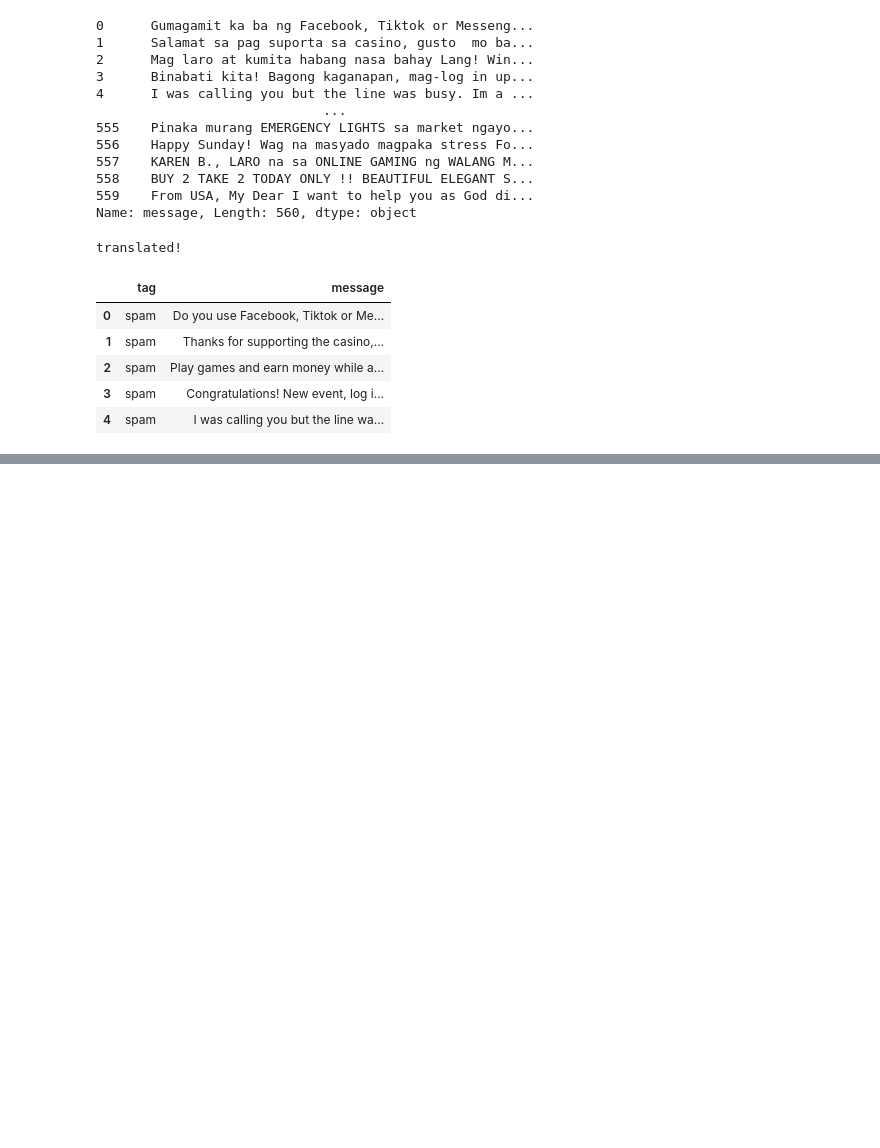
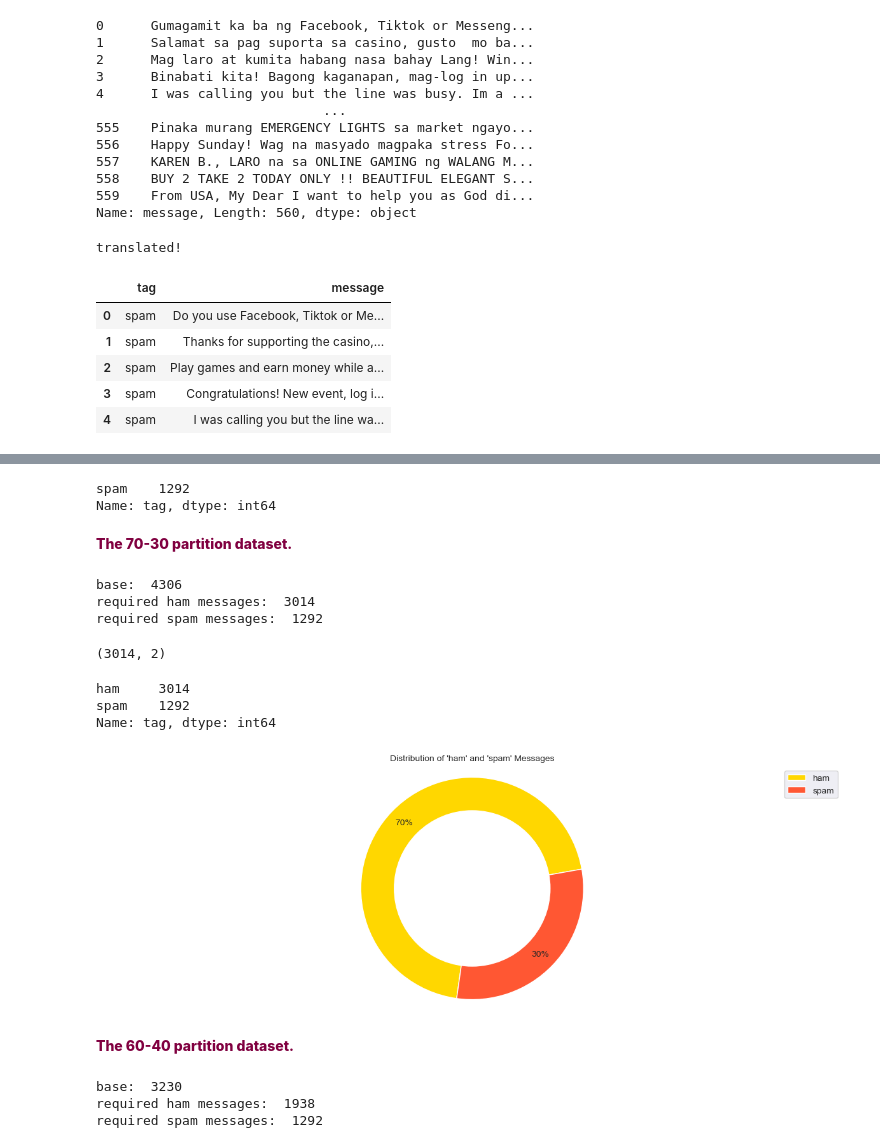
Before and after one commit to Dex-Astorga/ml-spam-detection, a Jupyter notebook: data_wrangling/data_wrangling_notebook.ipynb, the cells around one changed output, grey strips where cells are left out. Saved outputs shown, nothing was run; the diff lists cells and outputs as text; code cells hidden in the pictures; blank space fills up the shorter version.

```diff
--- a/data_wrangling/data_wrangling_notebook.ipynb
+++ b/data_wrangling/data_wrangling_notebook.ipynb
@@ -303,0 +337,63 @@ master_df.sample(10)
+# %%
+# STORE THE SPAM MESSAGES IN A SEPARATE DATAFRAME
+df_spam = master_df[master_df['tag'] == 'spam']
+df_spam['tag'].value_counts()
+# %% [output]
+spam    1292
+Name: tag, dtype: int64
+# %% [markdown]
+<p style="font-family: 'Georgia'; font-size: 14px; font-weight: 800; color: #800040;">
+The 70-30 partition dataset.
+</p>
+# %%
+percentage_spam = 0.30
+
+base = (int)(total_spam_messages / percentage_spam) # from percentage = (base)(rate)
+total_ham_messages = base - total_spam_messages
+
+print('base: ', base)
+print('required ham messages: ', total_ham_messages)
+print('required spam messages: ', total_spam_messages)
+# %% [output]
+base:  4306
+required ham messages:  3014
+required spam messages:  1292
+# %%
+# UNDERSAMPLE HAM MESSAGES
+df7030_ham = master_df[master_df['tag'] == 'ham'].sample(total_ham_messages)
+print(df7030_ham.shape)
+# %% [output]
+(3014, 2)
+# %%
+# MERGE HAM AND SPAM DATAFRAMES
+df7030 = pd.concat([df7030_ham, df_spam])
+df7030['tag'].value_counts()
+# %% [output]
+ham     3014
+spam    1292
+Name: tag, dtype: int64
+# %%
+# VISUALIZE DATASET
+counts = df7030['tag'].value_counts()
+labels = ['ham', 'spam']
+
+# Custom color palette
+colors = ['#FFD700', '#FF5733']
+
+# Create a pie chart using Seaborn with a different design
+plt.figure(figsize=(15, 5))
+sns.set_style("darkgrid")  # Set a dark grid background
+sns.color_palette("husl")  # Use the 'husl' color palette
+plt.pie(counts, autopct='%0.0f%%', startangle=10, colors=colors, pctdistance=0.85)
+
+# Draw a circle in the center
+centre_circle = plt.Circle((0, 0), 0.70, fc='white')
+fig = plt.gcf()
+fig.gca().add_artist(centre_circle)
+
+plt.title("Distribution of 'ham' and 'spam' Messages", fontsize=10)
+plt.legend(labels=labels, loc="best")
+plt.axis('equal')
+plt.show()
+# %% [output]
+[figure, added]
@@ -303,0 +403,17 @@ master_df.sample(10)
+# %% [markdown]
+<p style="font-family: 'Georgia'; font-size: 14px; font-weight: 800; color: #800040;">
+The 60-40 partition dataset.
+</p>
+# %%
+percentage_spam = 0.40
+
+base = (int)(total_spam_messages / percentage_spam) # from percentage = (base)(rate)
+total_ham_messages = base - total_spam_messages
+
+print('base: ', base)
+print('required ham messages: ', total_ham_messages)
+print('required spam messages: ', total_spam_messages)
+# %% [output]
+base:  3230
+required ham messages:  1938
+required spam messages:  1292
```
Also changed, not shown: parts of 33 cells of this notebook, 11 other files.
